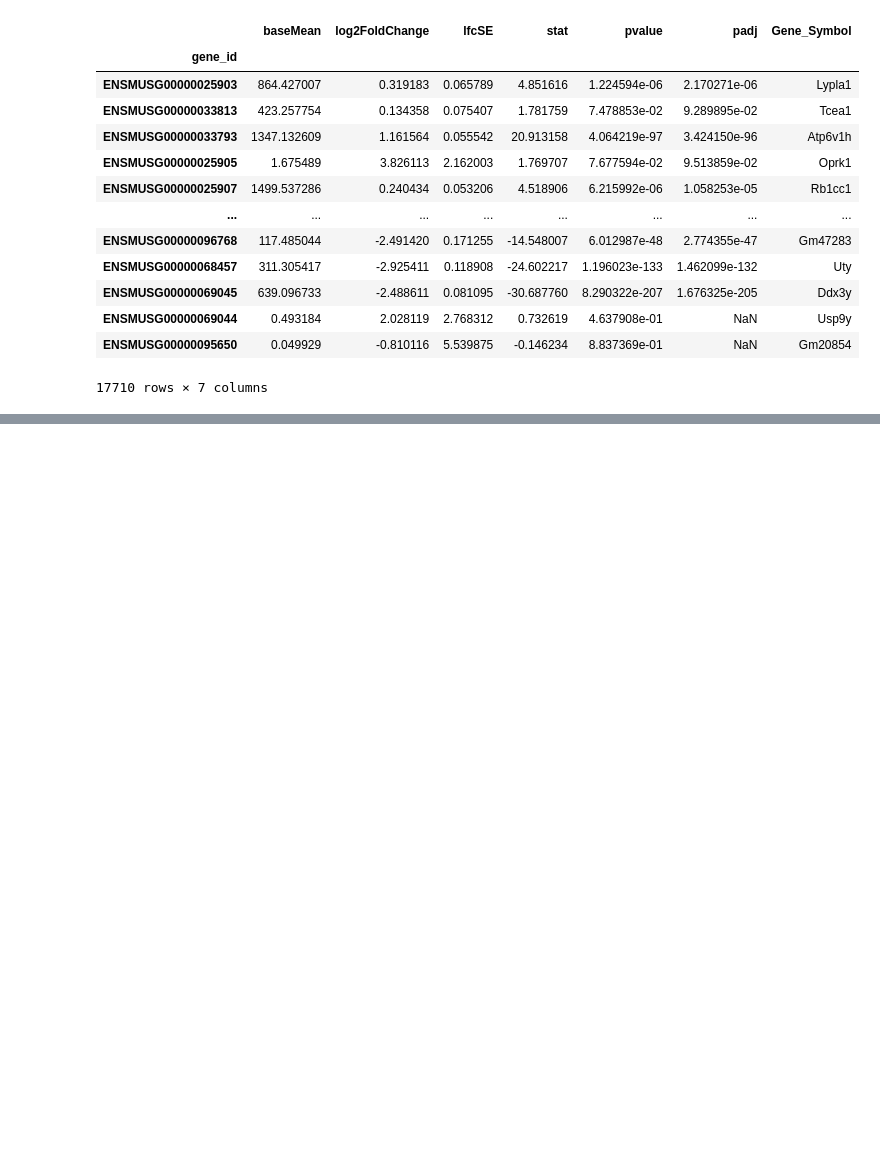
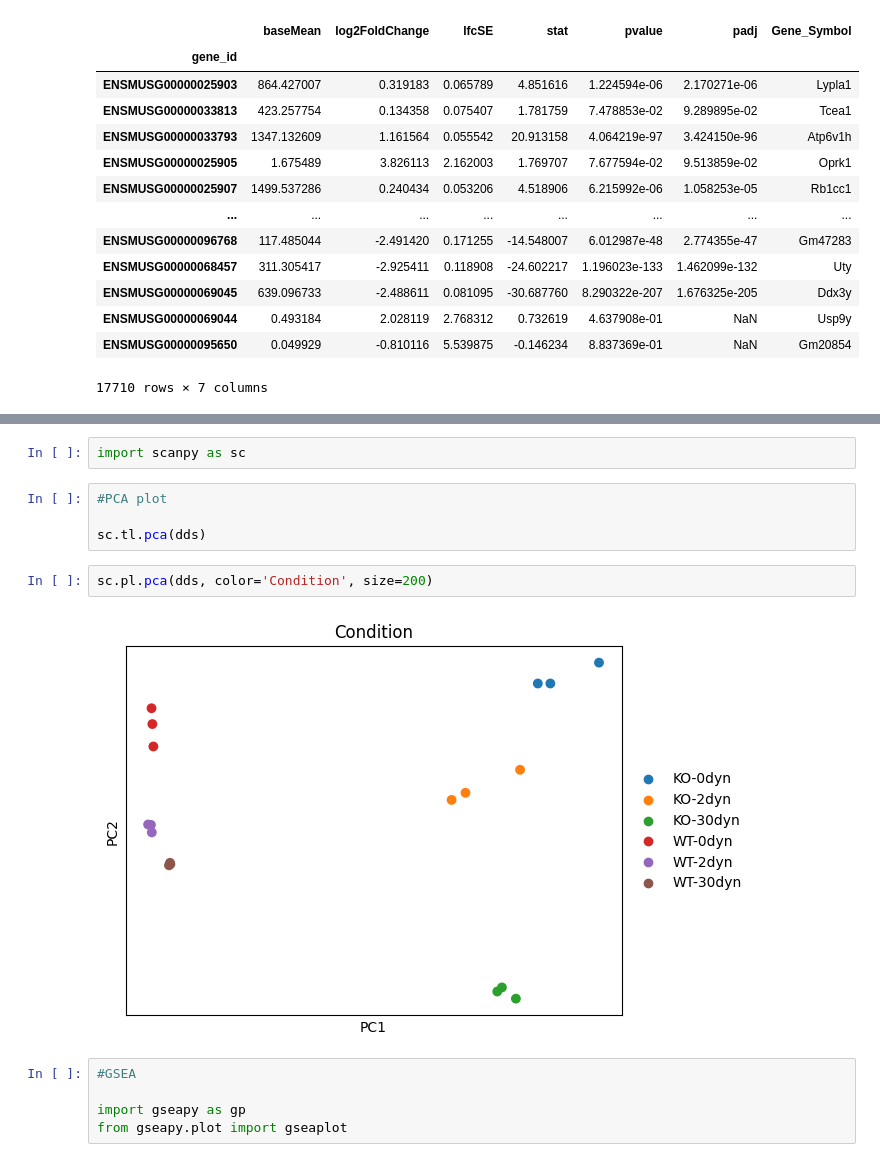
Before and after one commit to tldilan/DESeq2_Analysis_epithelialCells, a Jupyter notebook: workbook.ipynb, the cells around one changed output, grey strips where cells are left out. Saved outputs shown, nothing was run; the diff lists cells and outputs as text; blank space fills up the shorter version.

```diff
--- a/workbook.ipynb
+++ b/workbook.ipynb
@@ -249,0 +311,15 @@ res
+# %%
+import scanpy as sc
+# %%
+#PCA plot
+
+sc.tl.pca(dds)
+# %%
+sc.pl.pca(dds, color='Condition', size=200)
+# %% [output]
+[figure, added]
+# %%
+#GSEA
+
+import gseapy as gp
+from gseapy.plot import gseaplot
```
Also changed, not shown: parts of 14 cells of this notebook.
